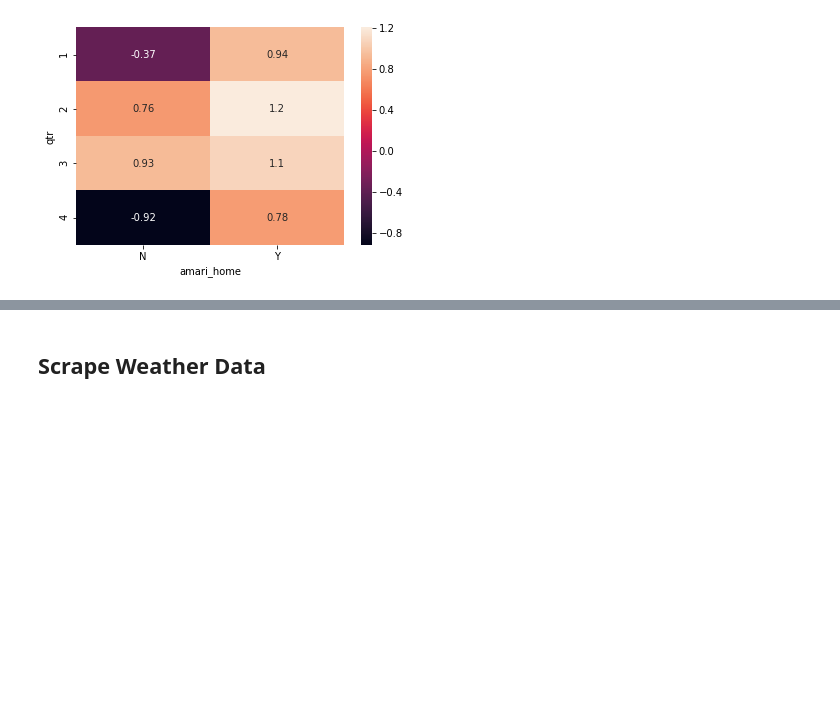
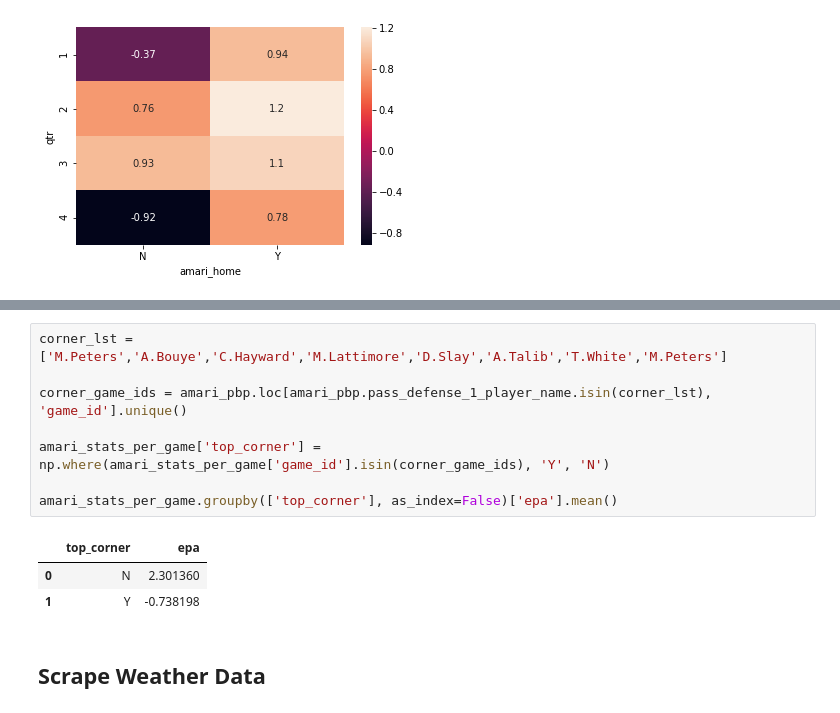
Before and after one commit to mtodisco10/amari, a Jupyter notebook: Amari_EDA.ipynb, the cells around one changed output, grey strips where cells are left out. Drawn from its saved outputs; the diff is of its cells as text; blank space fills up the shorter version.

Commit message:
top corner comparison coded

```diff
--- a/Amari_EDA.ipynb
+++ b/Amari_EDA.ipynb
@@ -141,3 +147,15 @@ sns.heatmap(amari_stats_per_game_qtr.groupby(['qtr', 'amari_home'], as_index=Fal
+# %%
+corner_lst = ['M.Peters','A.Bouye','C.Hayward','M.Lattimore','D.Slay','A.Talib','T.White','M.Peters']
+
+corner_game_ids = amari_pbp.loc[amari_pbp.pass_defense_1_player_name.isin(corner_lst), 'game_id'].unique()
+
+amari_stats_per_game['top_corner'] = np.where(amari_stats_per_game['game_id'].isin(corner_game_ids), 'Y', 'N')
+
+amari_stats_per_game.groupby(['top_corner'], as_index=False)['epa'].mean()
+# %% [output]
+|  | top_corner | epa |
+| 0 | N | 2.301360 |
+| 1 | Y | -0.738198 |
 # %% [markdown]
 ## Scrape Weather Data
 # %%
```
Also changed, not shown: parts of 8 cells of this notebook.
